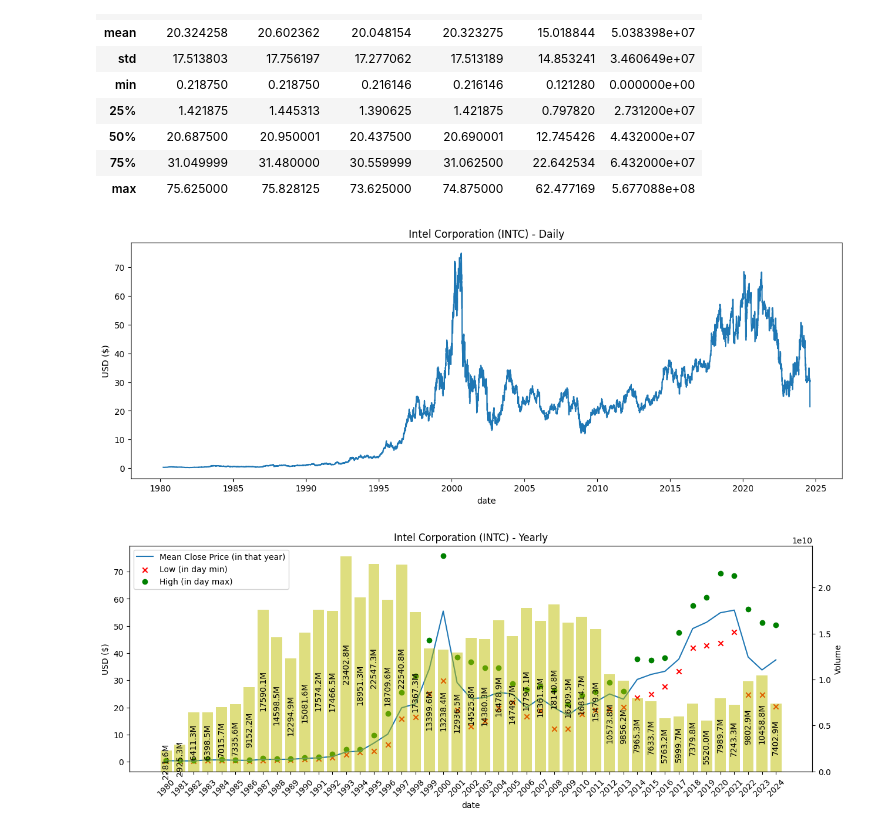
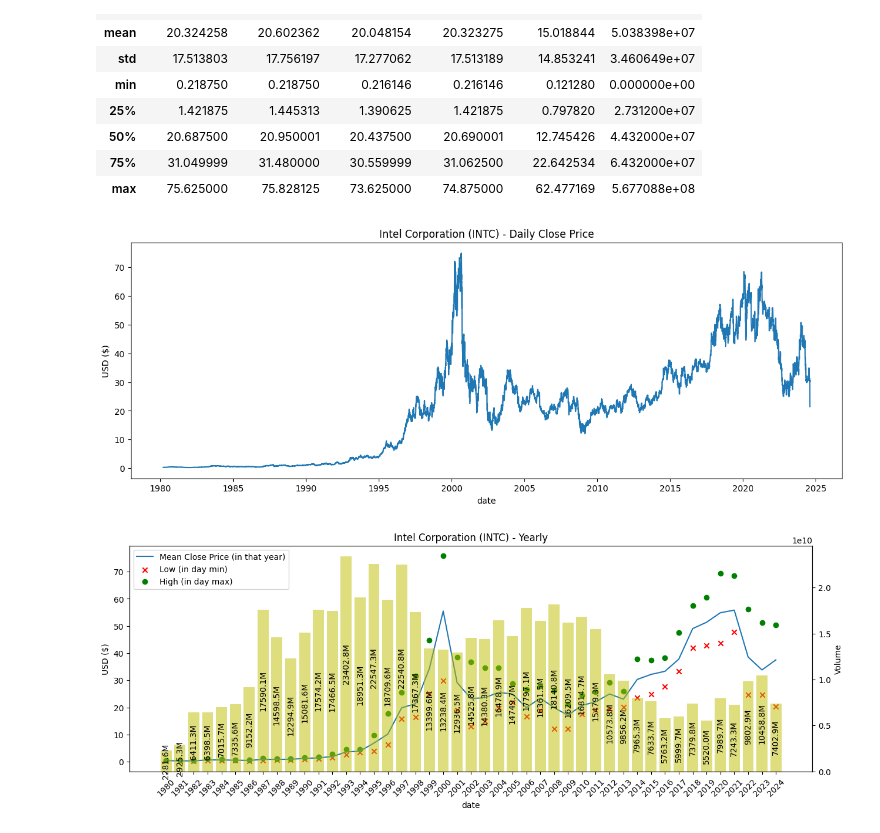
Before and after one commit to danieltar18/python-essentials, a Jupyter notebook: Practical Usage.ipynb, the cells around one changed output. Cells and saved outputs as stored; diff of their text form; code cells hidden in the pictures.

```diff
--- a/Practical Usage.ipynb
+++ b/Practical Usage.ipynb
@@ -57,14 +57,14 @@ df.describe()
 # %%
 fig, ax = plt.subplots(figsize=(15, 5))
 
-ax.set_title("Intel Corporation (INTC) - Daily")
+ax.set_title("Intel Corporation (INTC) - Daily Close Price")
 
 ax.plot(df.close)
 ax.set_xlabel("date")
 ax.set_ylabel("USD ($)")
 plt.show()
 # %% [output]
-[figure, old version]
+[figure, new version]
 # %%
 df.insert(0, 'month', [date.strftime("%Y-%m") for date in df.index])
 df.insert(0, 'year', [date.strftime("%Y") for date in df.index])
```
Also changed, not shown: parts of 1 cell of this notebook, 4 other files.
